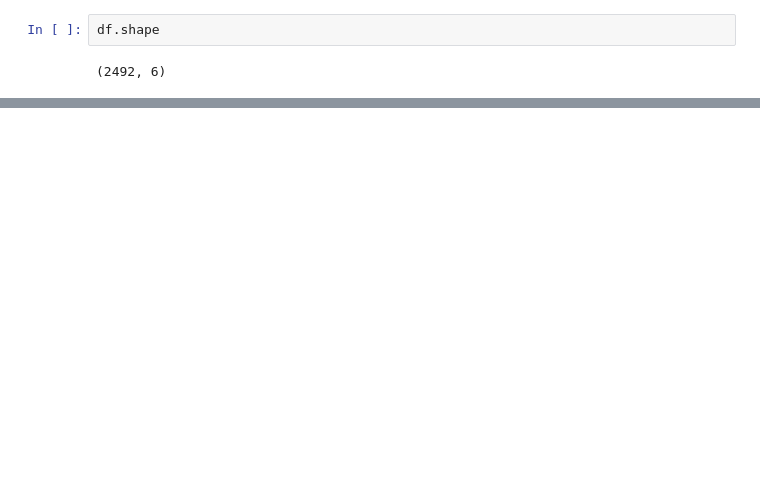
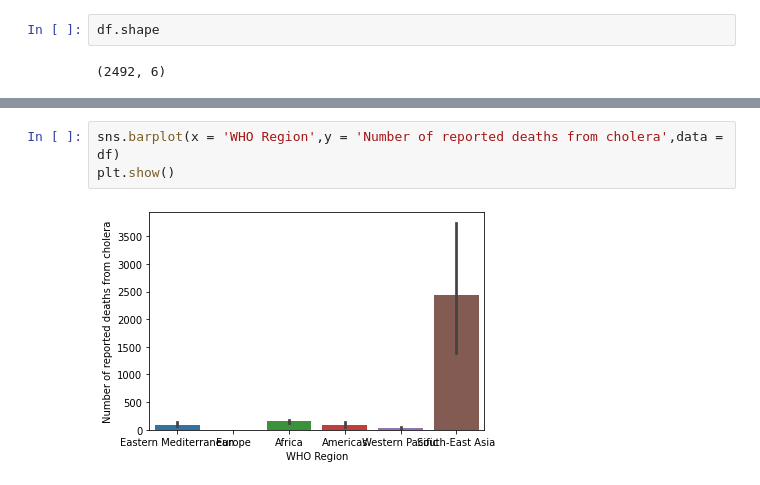
Before and after one commit to vipinkatara/Cholera-EDA, a Jupyter notebook: Cholera-EDA.ipynb, the cells around one changed output, grey strips where cells are left out. Drawn from its saved outputs; the diff is of its cells as text; blank space fills up the shorter version.

```diff
--- a/Cholera-EDA.ipynb
+++ b/Cholera-EDA.ipynb
@@ -59,0 +109,5 @@ plt.show()
+# %%
+sns.barplot(x = 'WHO Region',y = 'Number of reported deaths from cholera',data = df)
+plt.show()
+# %% [output]
+[figure, added]
```
Also changed, not shown: parts of 17 cells of this notebook.
